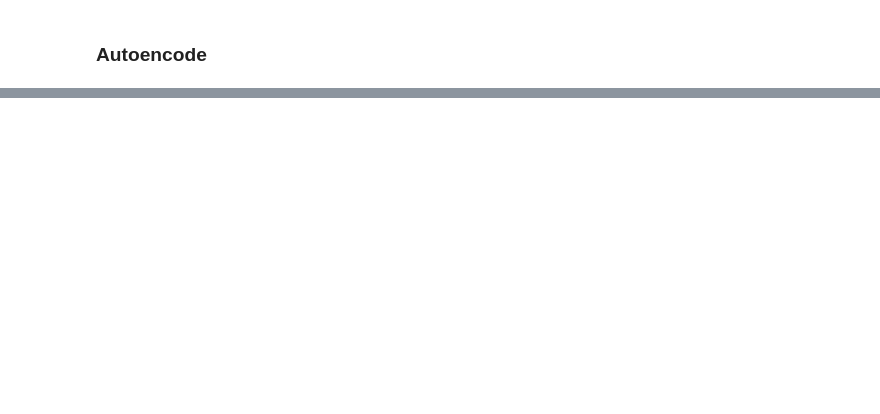
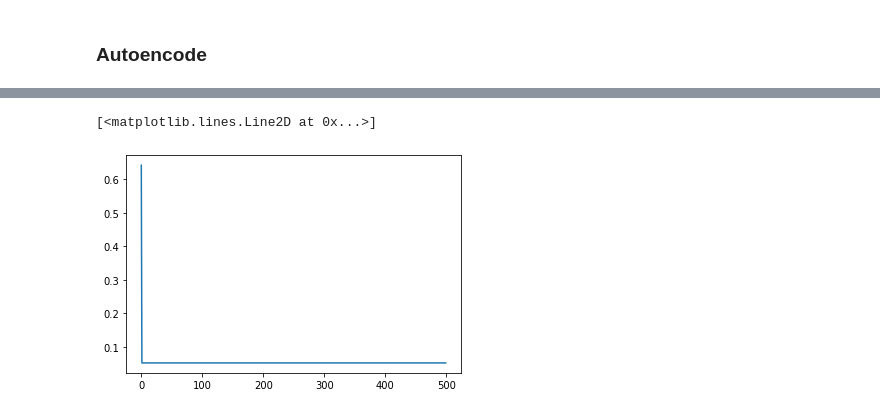
Before and after one commit to parinyad123/Telemetry_Project, a Jupyter notebook: New/UntitledFolder/TTH15A_data_science.ipynb, the cells around one changed output, grey strips where cells are left out. Drawn from its saved outputs; the diff is of its cells as text; code cells hidden in the pictures; blank space fills up the shorter version.

```diff
--- a/New/UntitledFolder/TTH15A_data_science.ipynb
+++ b/New/UntitledFolder/TTH15A_data_science.ipynb
@@ -235,0 +291,2 @@ class autoencode(nn.Module):
+# %%
+net = autoencoder(look_back)
@@ -235,0 +297,4 @@ class autoencode(nn.Module):
+# %%
+criterion = nn.MSELoss()
+# %%
+optimizer = torch.optim.Adam(net.parameters(), lr=0.01)
@@ -235,0 +308,14 @@ class autoencode(nn.Module):
+# %%
+net_loss = []
+
+for e in range(500):
+    var_x = Variable(train_x)
+    out = net(var_x)
+    loss = criterion(out, var_x)
+    optimizer.zero_grad()
+    loss.backward()
+    optimizer.step()
+    net_loss.append(loss.item())
+
+    if (e+1) % 50 == 0:
+        print('Epoch: {}, Loss: {:.5f}'.format(e+1, loss.item()))
@@ -235,0 +333,5 @@ class autoencode(nn.Module):
+# %%
+plt.plot(net_loss)
+# %% [output]
+[<matplotlib.lines.Line2D at 0x...>]
+[figure, added]
```
Also changed, not shown: parts of 14 cells of this notebook, 1 other file.
